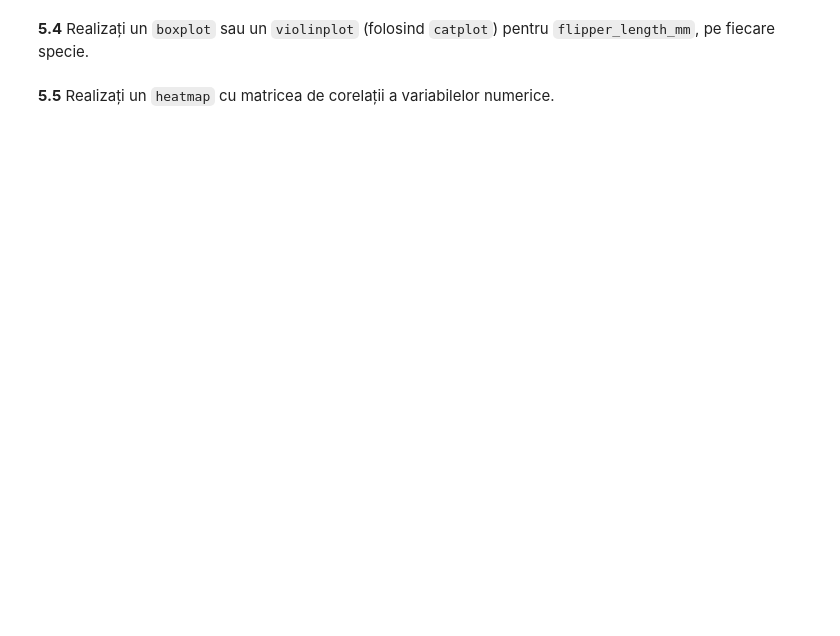
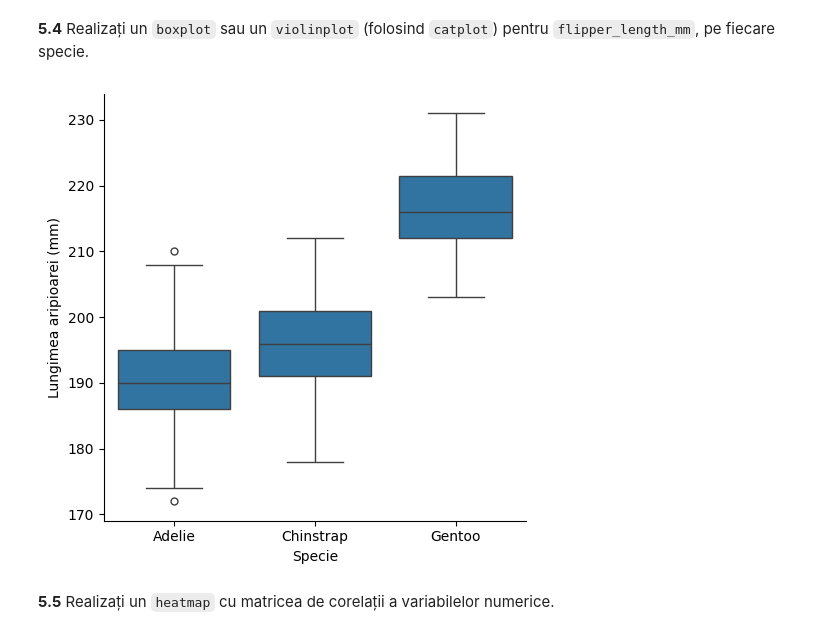
Before and after one commit to Marina202005/ML-Seminar_HorhoceaMarina, a Jupyter notebook: Tema_Laborator_2_ML.ipynb, the cells around one changed output. Cells and saved outputs as stored; diff of their text form; code cells hidden in the pictures; blank space fills up the shorter version.

```diff
--- a/Tema_Laborator_2_ML.ipynb
+++ b/Tema_Laborator_2_ML.ipynb
@@ -156,2 +307,16 @@ penguins_df.describe(include='all')
+# %%
+# TODO 5.4
+sns.catplot(
+    data=penguins_clean,
+    x='species',
+    y='flipper_length_mm',
+    kind='box'
+)
+
+plt.xlabel('Specie')
+plt.ylabel('Lungimea aripioarei (mm)')
+plt.show()
+# %% [output]
+[figure, added]
 # %% [markdown]
 **5.5** Realizați un `heatmap` cu matricea de corelații a variabilelor numerice.
```
Also changed, not shown: parts of 23 cells of this notebook.
